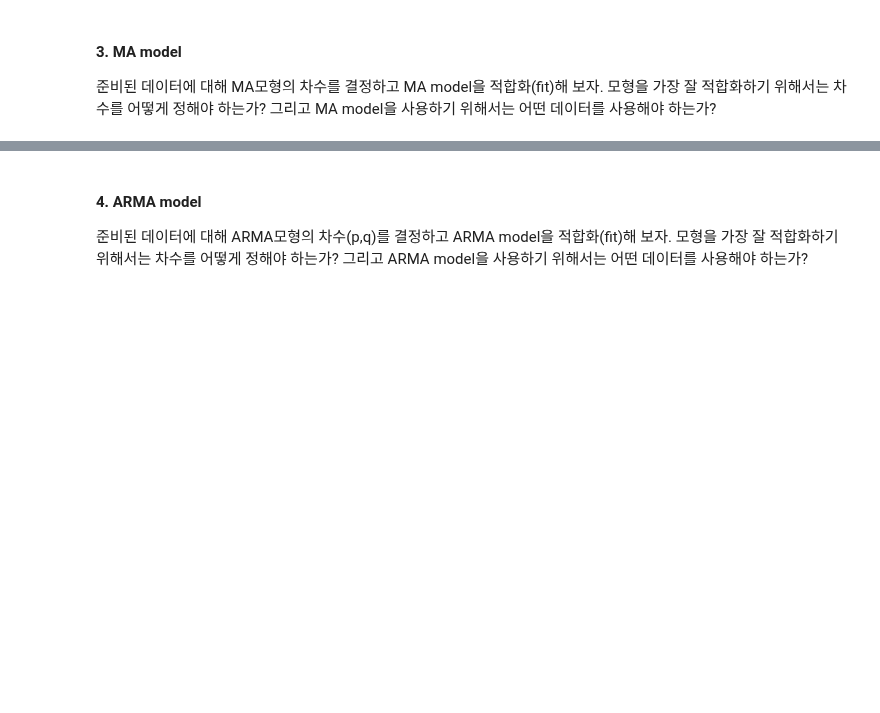
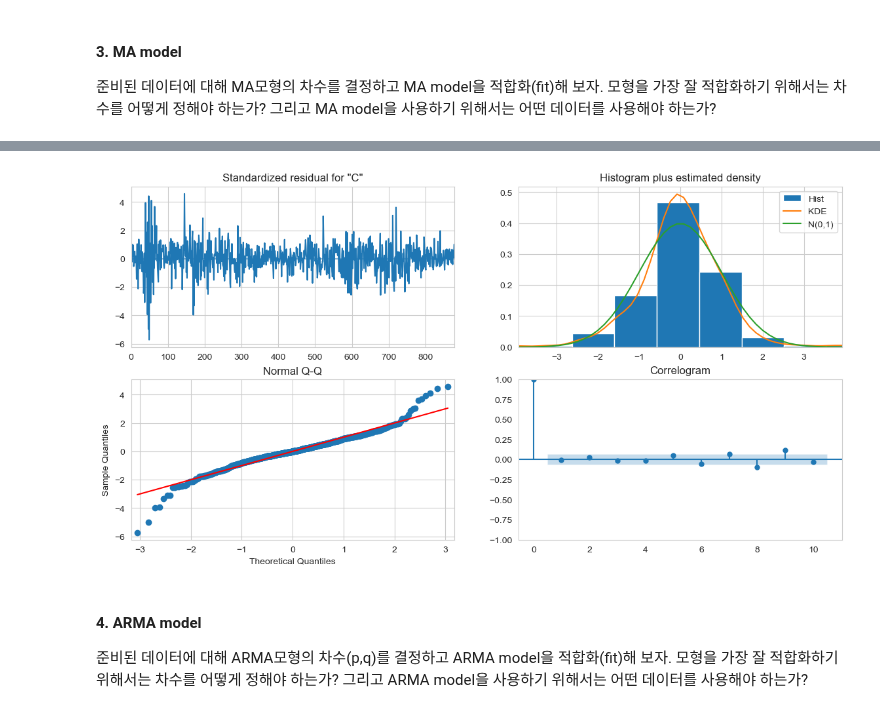
Before and after one commit to Tommylee1013/QUANTIFI, a Jupyter notebook: Week 05/Homework 5 example.ipynb, the cells around one changed output, grey strips where cells are left out. Saved outputs shown, nothing was run; the diff lists cells and outputs as text; code cells hidden in the pictures; blank space fills up the shorter version.

```diff
--- a/Week 05/Homework 5 example.ipynb
+++ b/Week 05/Homework 5 example.ipynb
@@ -61,6 +136,9 @@ print(model.summary())
 # %%
 model.plot_diagnostics(figsize = (14,7))
+plt.grid(False)
 plt.show()
+# %% [output]
+[figure, added]
 # %% [markdown]
 #### 4. ARMA model
 
```
Also changed, not shown: parts of 17 cells of this notebook.
